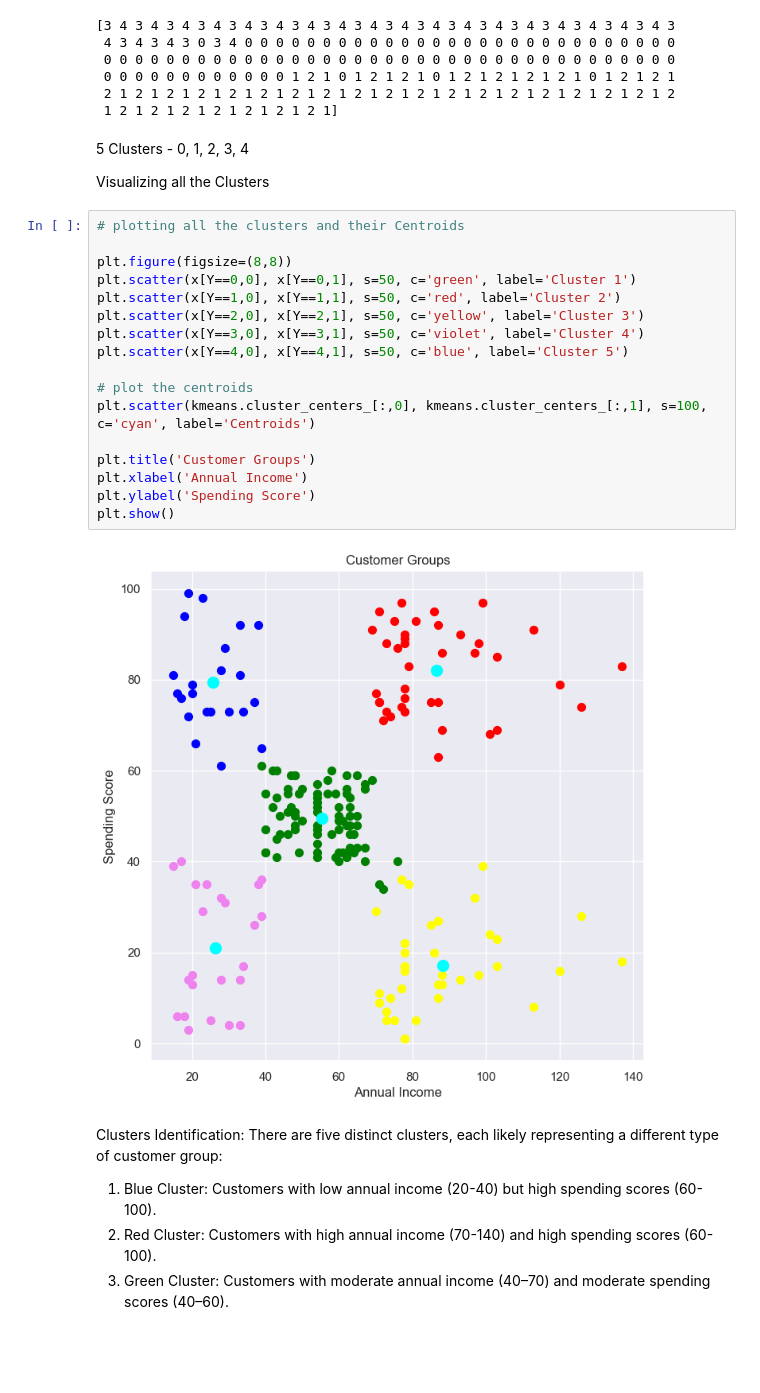
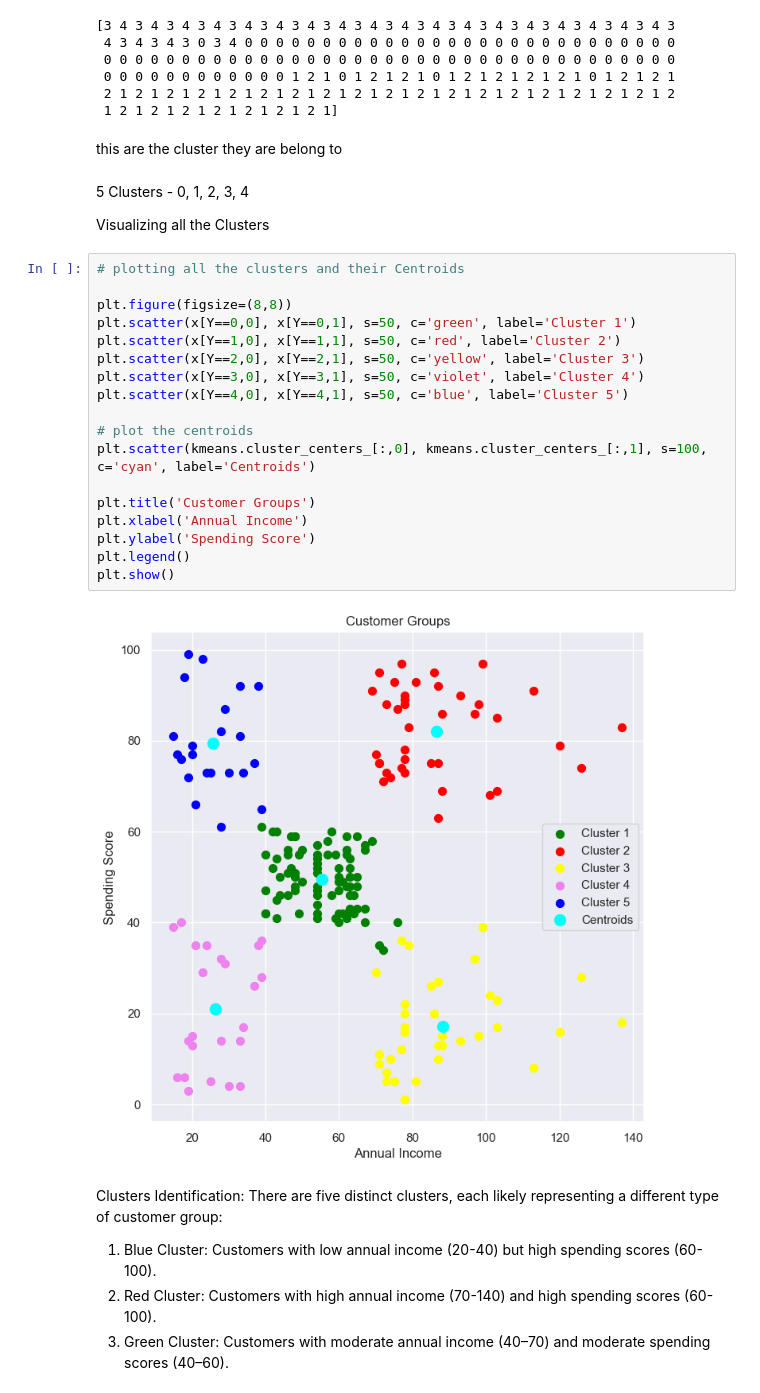
Before and after one commit to Samidirbsa/Customer-Segmentation-using-K-Means-Clustering, a Jupyter notebook: Notebook.ipynb, the cells around one changed output. Drawn from its saved outputs; the diff is of its cells as text; blank space fills up the shorter version.

Commit message:
add legend for clusters

```diff
--- a/Notebook.ipynb
+++ b/Notebook.ipynb
@@ -211,6 +211,8 @@ print(Y)
  0 0 0 0 0 0 0 0 0 0 0 0 1 2 1 0 1 2 1 2 1 0 1 2 1 2 1 2 1 2 1 0 1 2 1 2 1
  2 1 2 1 2 1 2 1 2 1 2 1 2 1 2 1 2 1 2 1 2 1 2 1 2 1 2 1 2 1 2 1 2 1 2 1 2
  1 2 1 2 1 2 1 2 1 2 1 2 1 2 1]
+# %% [markdown]
+this are the cluster they are belong to
 # %% [markdown]
 5 Clusters - 0, 1, 2, 3, 4
 
@@ -218,22 +220,23 @@ Visualizing all the Clusters
 # %%
 # plotting all the clusters and their Centroids
 
 plt.figure(figsize=(8,8))
 plt.scatter(x[Y==0,0], x[Y==0,1], s=50, c='green', label='Cluster 1')
 plt.scatter(x[Y==1,0], x[Y==1,1], s=50, c='red', label='Cluster 2')
 plt.scatter(x[Y==2,0], x[Y==2,1], s=50, c='yellow', label='Cluster 3')
 plt.scatter(x[Y==3,0], x[Y==3,1], s=50, c='violet', label='Cluster 4')
 plt.scatter(x[Y==4,0], x[Y==4,1], s=50, c='blue', label='Cluster 5')
 
 # plot the centroids
 plt.scatter(kmeans.cluster_centers_[:,0], kmeans.cluster_centers_[:,1], s=100, c='cyan', label='Centroids')
 
 plt.title('Customer Groups')
 plt.xlabel('Annual Income')
 plt.ylabel('Spending Score')
+plt.legend()
 plt.show()
 # %% [output]
-[figure, old version]
+[figure, new version]
 # %% [markdown]
 Clusters Identification: There are five distinct clusters, each likely representing a different type of customer group:
 1. Blue Cluster: Customers with low annual income (20-40) but high spending scores (60-100).
```
